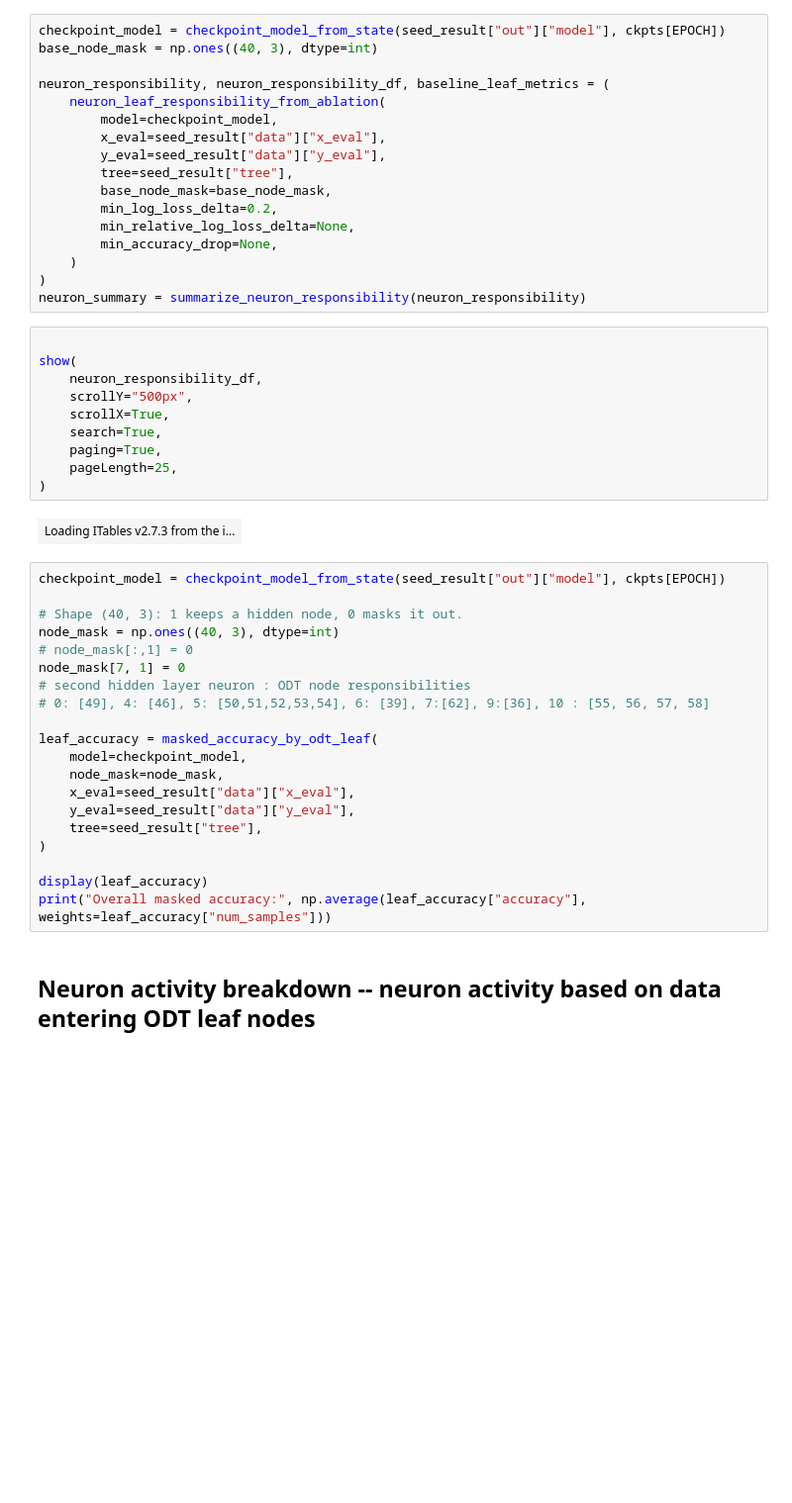
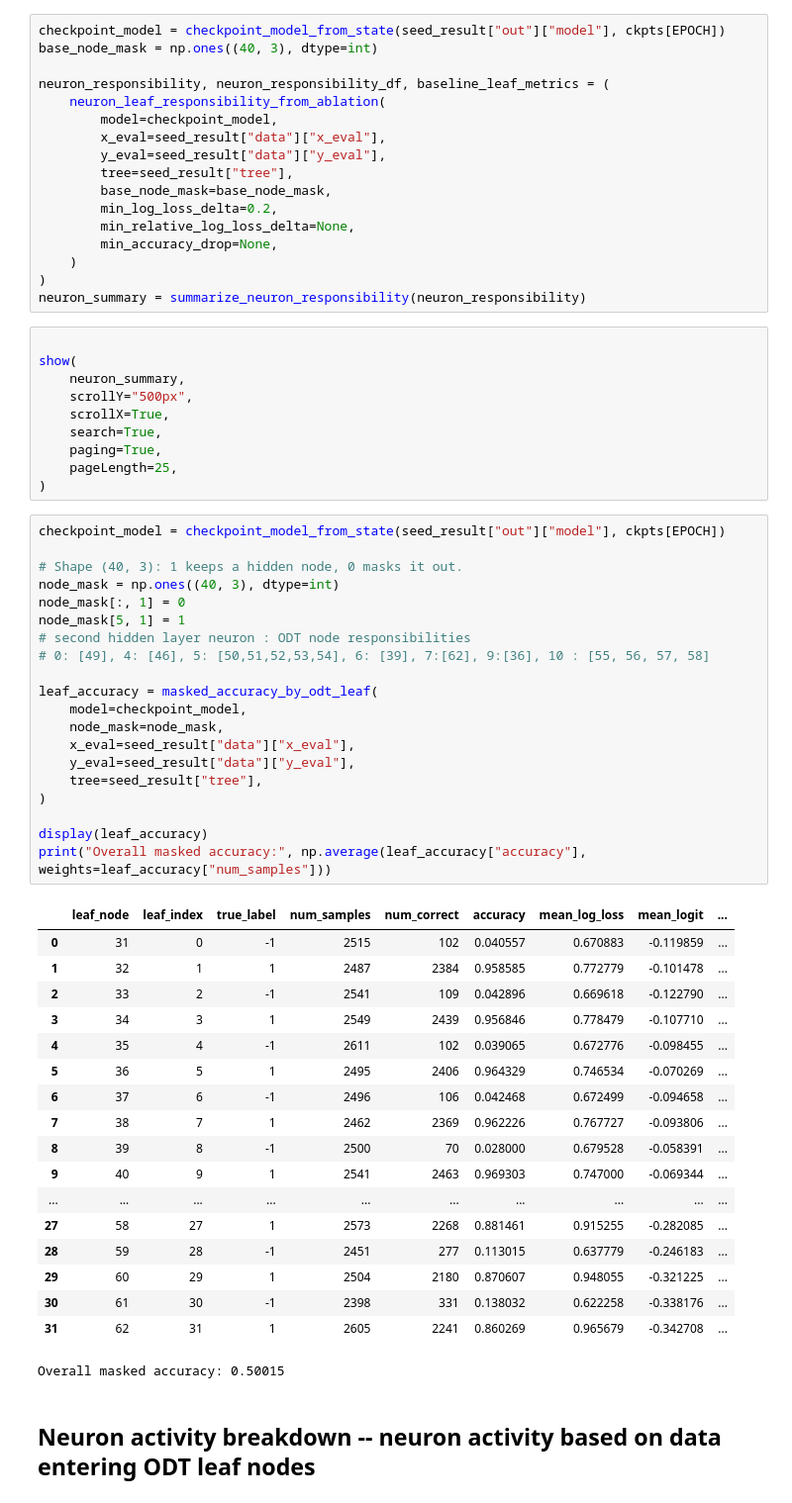
Before and after one commit to JignasaBhunia/layer-lenses-testbed, a Jupyter notebook: notebooks/scratch.ipynb, the cells around one changed output. Shown at 99% size. Saved outputs shown, nothing was run; the diff lists cells and outputs as text; blank space fills up the shorter version.

```diff
--- a/notebooks/scratch.ipynb
+++ b/notebooks/scratch.ipynb
@@ -155,35 +156,52 @@ neuron_summary = summarize_neuron_responsibility(neuron_responsibility)
 # %%
 
 show(
-    neuron_responsibility_df,
+    neuron_summary,
     scrollY="500px",
     scrollX=True,
     search=True,
     paging=True,
     pageLength=25,
 )
-# %% [output]
-| Loading ITables v2.7.3 from the i... |
 # %%
 checkpoint_model = checkpoint_model_from_state(seed_result["out"]["model"], ckpts[EPOCH])
 
 # Shape (40, 3): 1 keeps a hidden node, 0 masks it out.
 node_mask = np.ones((40, 3), dtype=int)
-# node_mask[:,1] = 0
-node_mask[7, 1] = 0
+node_mask[:, 1] = 0
+node_mask[5, 1] = 1
 # second hidden layer neuron : ODT node responsibilities
 # 0: [49], 4: [46], 5: [50,51,52,53,54], 6: [39], 7:[62], 9:[36], 10 : [55, 56, 57, 58]
 
 leaf_accuracy = masked_accuracy_by_odt_leaf(
     model=checkpoint_model,
     node_mask=node_mask,
     x_eval=seed_result["data"]["x_eval"],
     y_eval=seed_result["data"]["y_eval"],
     tree=seed_result["tree"],
 )
 
 display(leaf_accuracy)
 print("Overall masked accuracy:", np.average(leaf_accuracy["accuracy"], weights=leaf_accuracy["num_samples"]))
+# %% [output]
+|  | leaf_node | leaf_index | true_label | num_samples | num_correct | accuracy | mean_log_loss | mean_logit | ... |
+| 0 | 31 | 0 | -1 | 2515 | 102 | 0.040557 | 0.670883 | -0.119859 | ... |
+| 1 | 32 | 1 | 1 | 2487 | 2384 | 0.958585 | 0.772779 | -0.101478 | ... |
+| 2 | 33 | 2 | -1 | 2541 | 109 | 0.042896 | 0.669618 | -0.122790 | ... |
+| 3 | 34 | 3 | 1 | 2549 | 2439 | 0.956846 | 0.778479 | -0.107710 | ... |
+| 4 | 35 | 4 | -1 | 2611 | 102 | 0.039065 | 0.672776 | -0.098455 | ... |
+| 5 | 36 | 5 | 1 | 2495 | 2406 | 0.964329 | 0.746534 | -0.070269 | ... |
+| 6 | 37 | 6 | -1 | 2496 | 106 | 0.042468 | 0.672499 | -0.094658 | ... |
+| 7 | 38 | 7 | 1 | 2462 | 2369 | 0.962226 | 0.767727 | -0.093806 | ... |
+| 8 | 39 | 8 | -1 | 2500 | 70 | 0.028000 | 0.679528 | -0.058391 | ... |
+| 9 | 40 | 9 | 1 | 2541 | 2463 | 0.969303 | 0.747000 | -0.069344 | ... |
+| ... | ... | ... | ... | ... | ... | ... | ... | ... | ... |
+| 27 | 58 | 27 | 1 | 2573 | 2268 | 0.881461 | 0.915255 | -0.282085 | ... |
+| 28 | 59 | 28 | -1 | 2451 | 277 | 0.113015 | 0.637779 | -0.246183 | ... |
+| 29 | 60 | 29 | 1 | 2504 | 2180 | 0.870607 | 0.948055 | -0.321225 | ... |
+| 30 | 61 | 30 | -1 | 2398 | 331 | 0.138032 | 0.622258 | -0.338176 | ... |
+| 31 | 62 | 31 | 1 | 2605 | 2241 | 0.860269 | 0.965679 | -0.342708 | ... |
+Overall masked accuracy: 0.50015
 # %% [markdown]
 ## Neuron activity breakdown -- neuron activity based on data entering ODT leaf nodes
 # %%
```
Also changed, not shown: parts of 3 cells of this notebook, 25 other files.
